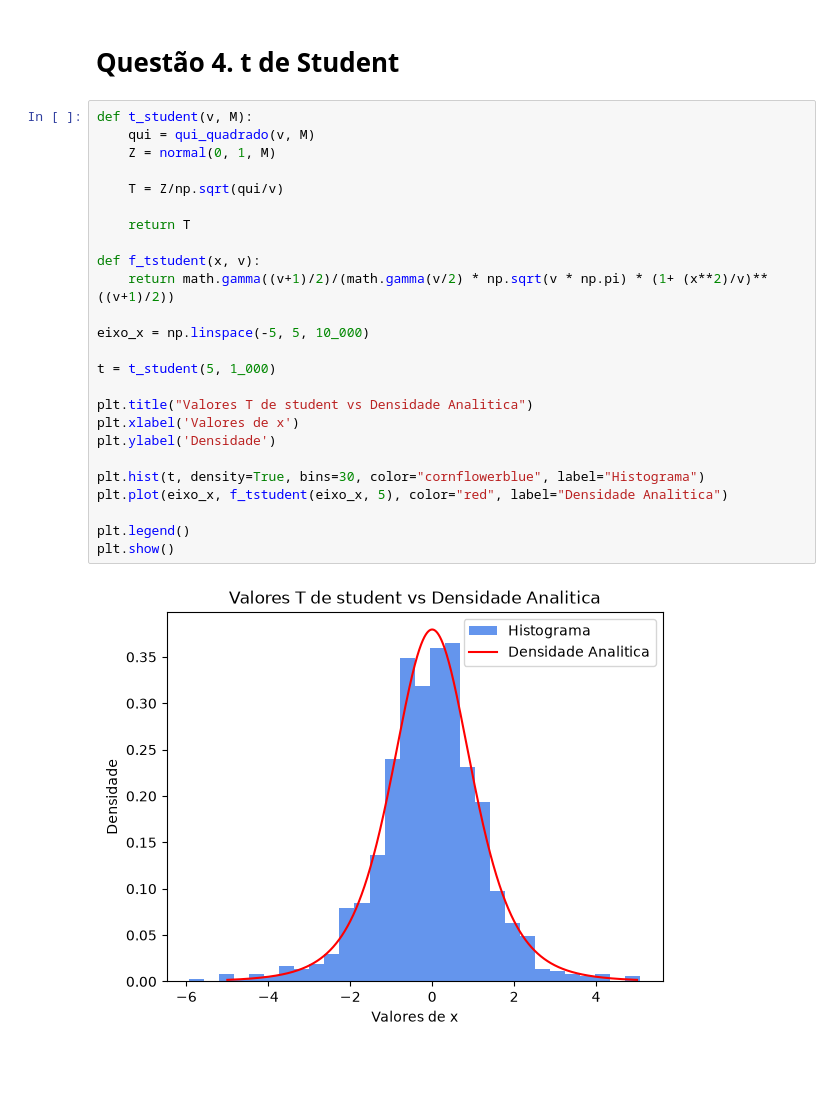
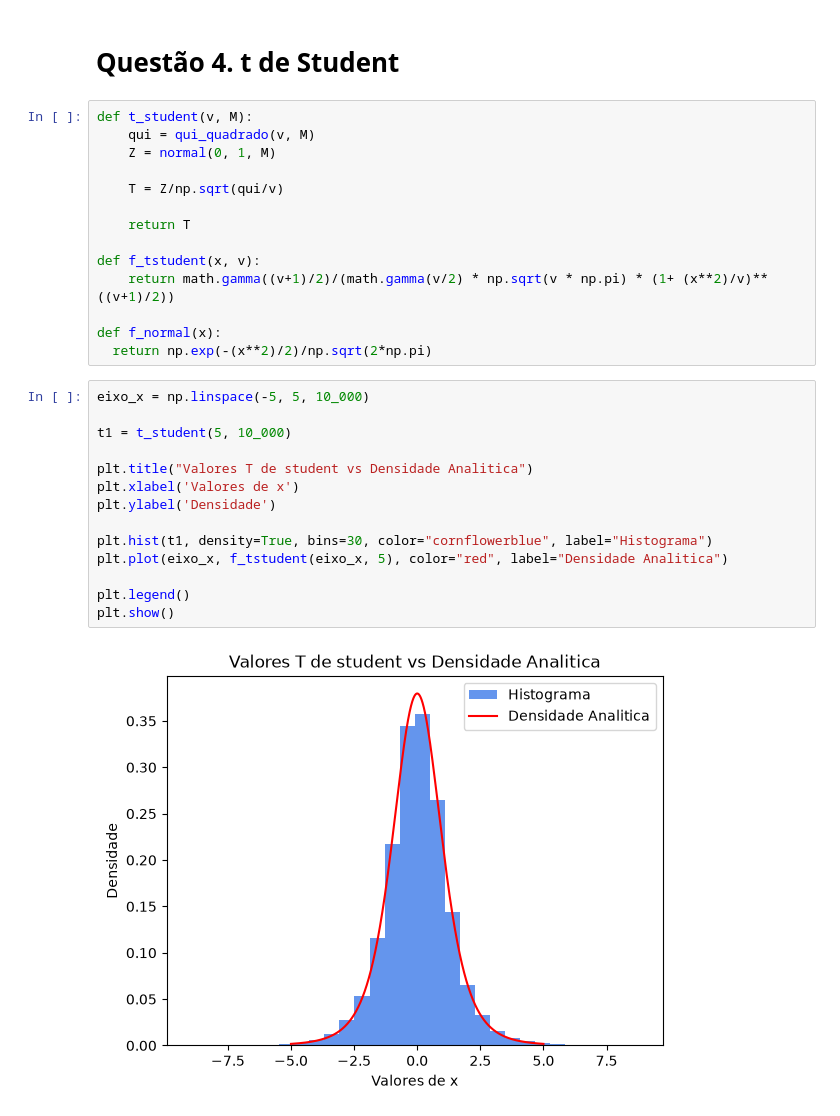
Before and after one commit to SilverPhone784/Trabalho-de-Programacao-Estatistica, a Jupyter notebook: Questao_4.ipynb, the cells around one changed output. Cells and saved outputs as stored; diff of their text form; blank space fills up the shorter version.

```diff
--- a/Questao_4.ipynb
+++ b/Questao_4.ipynb
@@ -240,18 +240,21 @@ def t_student(v, M):
 def f_tstudent(x, v):
     return math.gamma((v+1)/2)/(math.gamma(v/2) * np.sqrt(v * np.pi) * (1+ (x**2)/v)**((v+1)/2))
 
-eixo_x = np.linspace(-5, 5, 10_000)
-
-t = t_student(5, 1_000)
-
-plt.title("Valores T de student vs Densidade Analitica")
-plt.xlabel('Valores de x')
-plt.ylabel('Densidade')
-
-plt.hist(t, density=True, bins=30, color="cornflowerblue", label="Histograma")
-plt.plot(eixo_x, f_tstudent(eixo_x, 5), color="red", label="Densidade Analitica")
-
-plt.legend()
-plt.show()
+def f_normal(x):
+  return np.exp(-(x**2)/2)/np.sqrt(2*np.pi)
-# %% [output]
-[figure, removed]
+# %%
+eixo_x = np.linspace(-5, 5, 10_000)
+
+t1 = t_student(5, 10_000)
+
+plt.title("Valores T de student vs Densidade Analitica")
+plt.xlabel('Valores de x')
+plt.ylabel('Densidade')
+
+plt.hist(t1, density=True, bins=30, color="cornflowerblue", label="Histograma")
+plt.plot(eixo_x, f_tstudent(eixo_x, 5), color="red", label="Densidade Analitica")
+
+plt.legend()
+plt.show()
+# %% [output]
+[figure, added]
```
Also changed, not shown: parts of 5 cells of this notebook.
